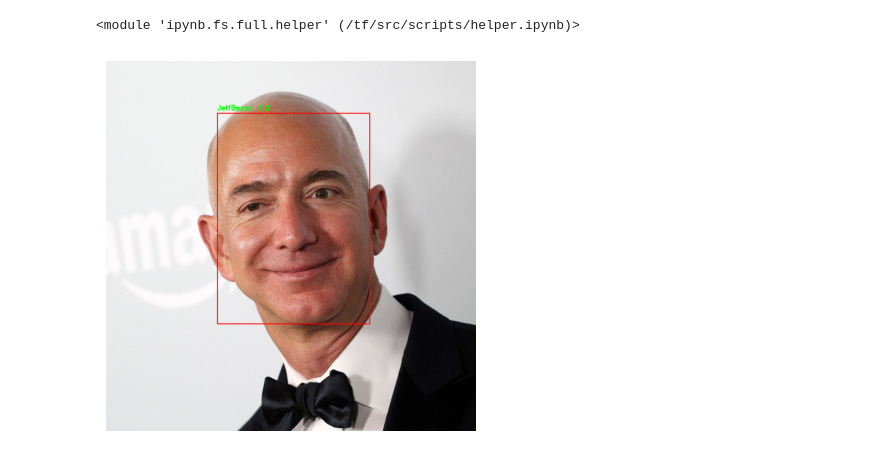
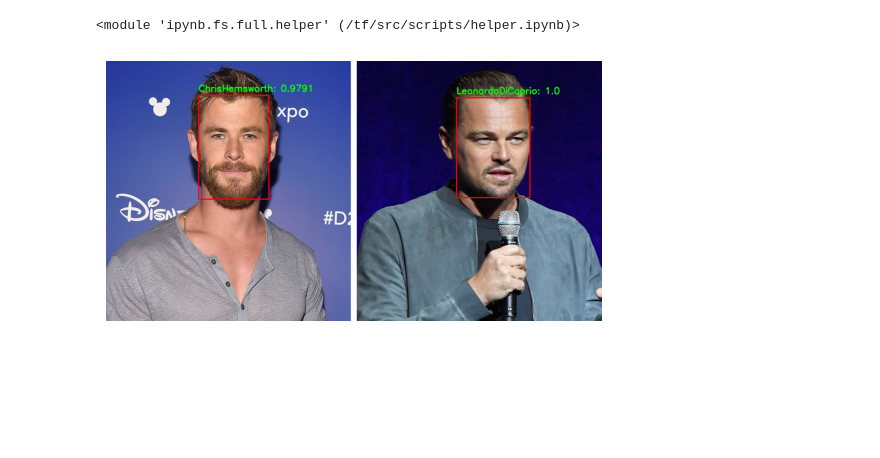
Before and after one commit to freeZe2511/face-detection, a Jupyter notebook: scripts/Detector.ipynb, the cells around one changed output. Drawn from its saved outputs; the diff is of its cells as text; code cells hidden in the pictures; blank space fills up the shorter version.

```diff
--- a/scripts/Detector.ipynb
+++ b/scripts/Detector.ipynb
@@ -152,19 +152,19 @@ def colorPercentage(pct):
 model = keras.models.load_model(f"{h.abspath}/NewMaskODM/models/v2/")
 classifier = keras.models.load_model(f'{h.abspath}/models/classification/newClass/v9/v6/') #v6
 # %%
-file_name = "bezos.jpg"
+file_name = "hdc.jpg"
 # is file vid or image? TODO
 test_type = h.testsImages
 #test_type = h.testsVideos
 
 file_path = test_type + "/" + file_name
 file_out = test_type + "/" + f'OUT_{file_name}'
 
 if os.path.isfile(file_path):
     file_extension = os.path.splitext(file_path)[1]
     if file_extension.lower() in {'.mp4'}:
         video_detect(file_path)
     elif file_extension.lower() in {'.jpg', '.jpeg', '.png'}:
         image_detect(file_path)
 # %% [output]
-[figure, old version]
+[figure, new version]
```
Also changed, not shown: 14 other files.
